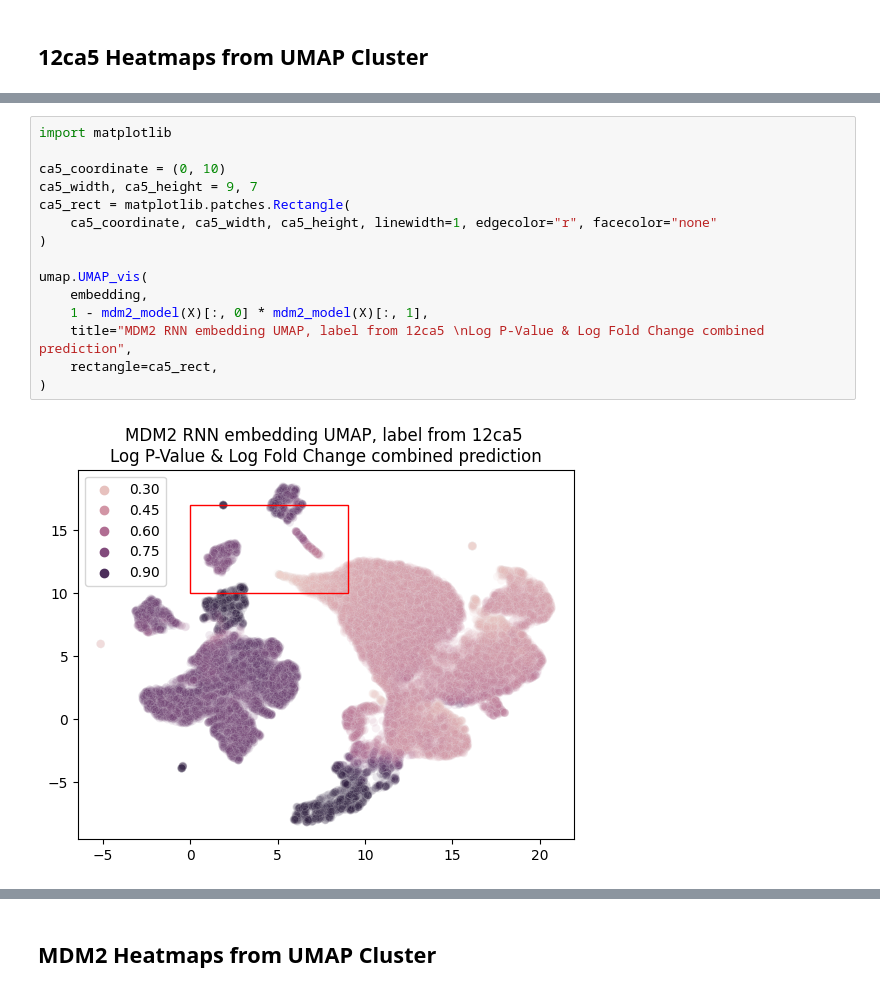
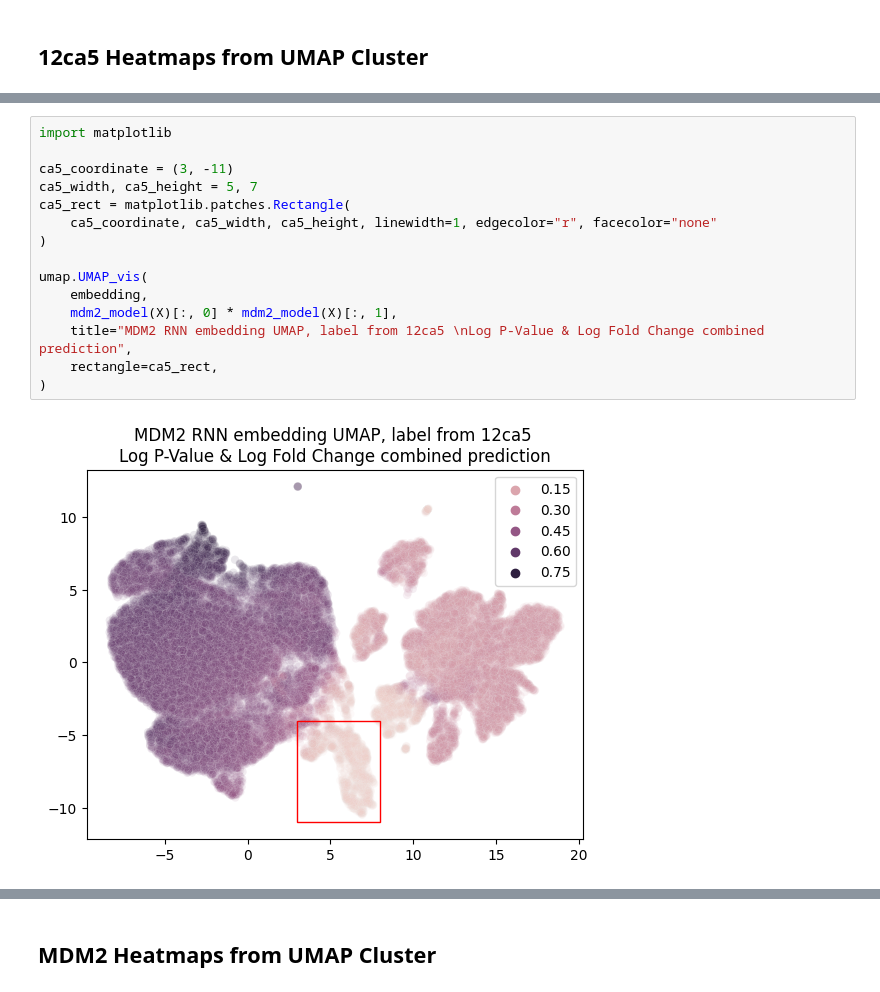
Before and after one commit to YitongTseo/ml_phage_display, a Jupyter notebook: F2_heat_maps.ipynb, the cells around one changed output, grey strips where cells are left out. Cells and saved outputs as stored; diff of their text form.

```diff
--- a/F2_heat_maps.ipynb
+++ b/F2_heat_maps.ipynb
@@ -223,20 +228,20 @@ embedding=umap.embedding_classification(mdm2_model,X)
 # %%
 import matplotlib
 
-ca5_coordinate = (0, 10)
-ca5_width, ca5_height = 9, 7
+ca5_coordinate = (3, -11)
+ca5_width, ca5_height = 5, 7
 ca5_rect = matplotlib.patches.Rectangle(
     ca5_coordinate, ca5_width, ca5_height, linewidth=1, edgecolor="r", facecolor="none"
 )
 
 umap.UMAP_vis(
     embedding,
-    1 - mdm2_model(X)[:, 0] * mdm2_model(X)[:, 1],
+    mdm2_model(X)[:, 0] * mdm2_model(X)[:, 1],
     title="MDM2 RNN embedding UMAP, label from 12ca5 \nLog P-Value & Log Fold Change combined prediction",
     rectangle=ca5_rect,
 )
 # %% [output]
-[figure, old version]
+[figure, new version]
 # %%
 def sample_in_bounds(emb, coor, w, h):
     return (emb[0] >= coor[0] and emb[0] <= (coor[0] + w)) and (
```
Also changed, not shown: parts of 18 cells of this notebook, 10 other files.
